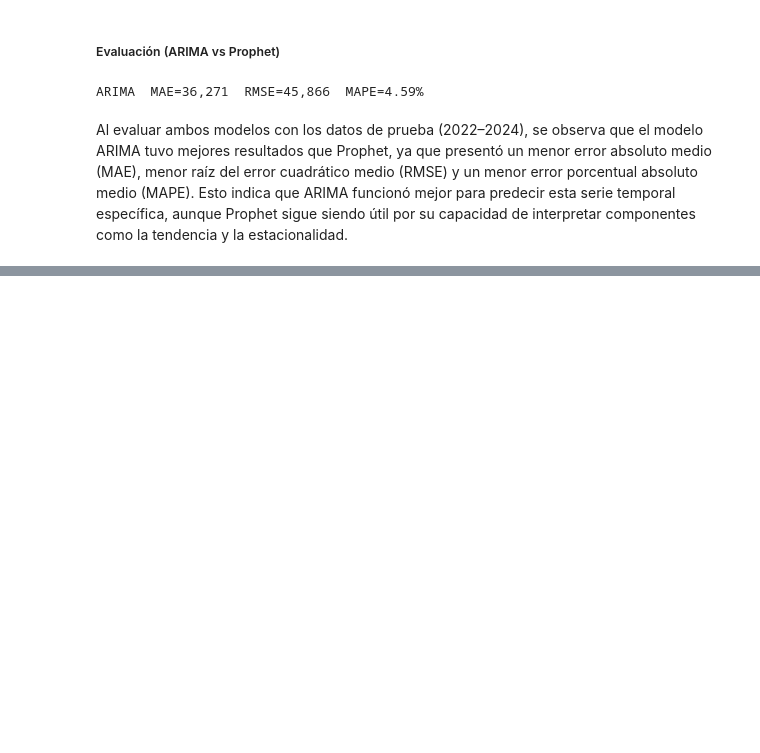
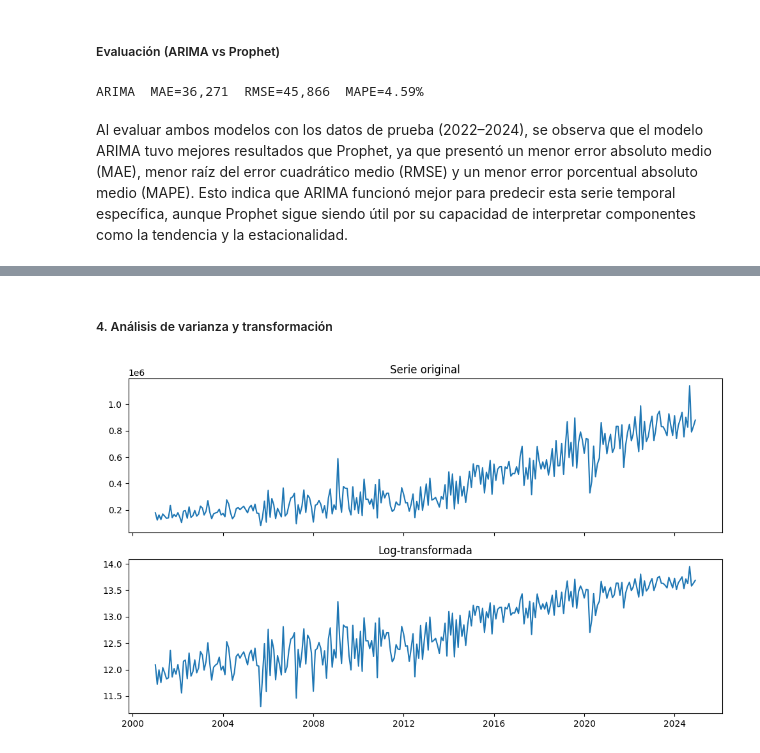
Before and after one commit to EstebanZG999/Lab1_DS, a Jupyter notebook: src/modelos_univariantes.ipynb, the cells around one changed output, grey strips where cells are left out. Saved outputs shown, nothing was run; the diff lists cells and outputs as text; code cells hidden in the pictures; blank space fills up the shorter version.

```diff
--- a/src/modelos_univariantes.ipynb
+++ b/src/modelos_univariantes.ipynb
@@ -312,0 +427,16 @@ Al evaluar ambos modelos con los datos de prueba (2022–2024), se observa que e
+# %% [markdown]
+##### 4. Análisis de varianza y transformación
+# %%
+import numpy as np
+from scipy import stats
+
+# 4.1 Visual comparativo: original vs log
+fig, axes = plt.subplots(2,1, figsize=(10,6), sharex=True)
+axes[0].plot(y_imp, label="Original")
+axes[0].set_title("Serie original")
+axes[1].plot(np.log(y_imp), label="Log-transformada")
+axes[1].set_title("Log-transformada")
+plt.tight_layout()
+plt.show()
+# %% [output]
+[figure, added]
```
Also changed, not shown: parts of 28 cells of this notebook.
